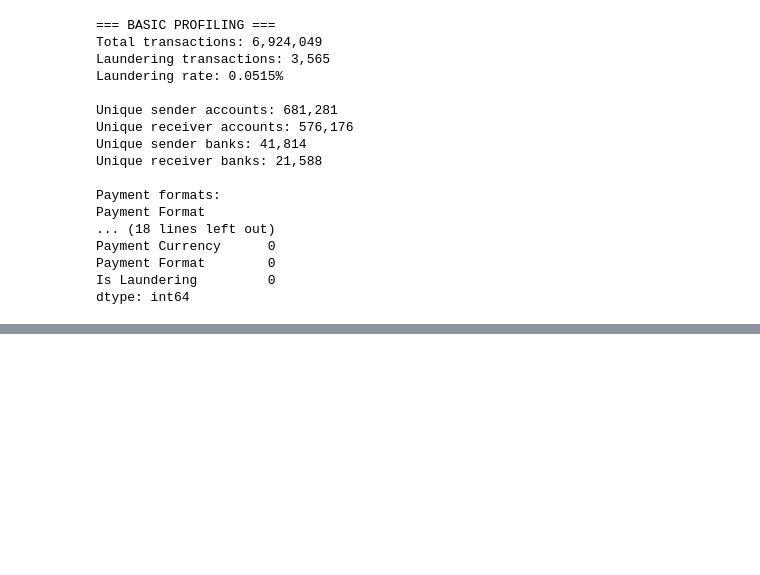
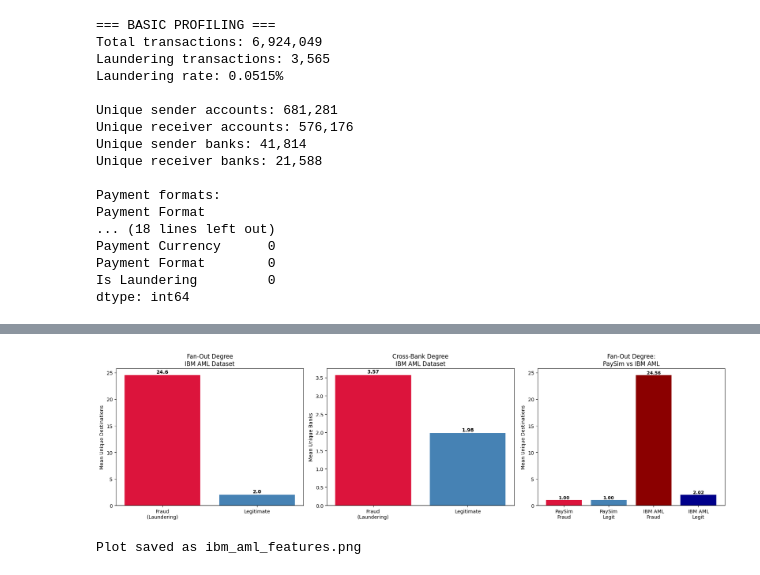
Before and after one commit to anishbanerjee05/mule-account-detection, a Jupyter notebook: 02b_IBM_EDA.ipynb, the cells around one changed output, grey strips where cells are left out. Saved outputs shown, nothing was run; the diff lists cells and outputs as text; code cells hidden in the pictures; blank space fills up the shorter version.

Commit message:
Week 2 complete: 20 features on PaySim, 13 on IBM AML, cross-dataset validation done

```diff
--- a/02b_IBM_EDA.ipynb
+++ b/02b_IBM_EDA.ipynb
@@ -62,0 +190,39 @@ dtype: int64
+# %%
+fig, axes = plt.subplots(1, 3, figsize=(18, 5))
+
+# Plot 1 - Fan-out degree comparison
+categories = ['Fraud\n(Laundering)', 'Legitimate']
+fanout_means = [fraud_ibm['fan_out_degree'].mean(),
+                legit_ibm['fan_out_degree'].mean()]
+axes[0].bar(categories, fanout_means, color=['crimson', 'steelblue'])
+axes[0].set_title('Fan-Out Degree\nIBM AML Dataset')
+axes[0].set_ylabel('Mean Unique Destinations')
+for i, v in enumerate(fanout_means):
+    axes[0].text(i, v + 0.3, f'{v:.1f}', ha='center', fontweight='bold')
+
+# Plot 2 - Cross-bank degree
+crossbank_means = [fraud_ibm['cross_bank_degree'].mean(),
+                   legit_ibm['cross_bank_degree'].mean()]
+axes[1].bar(categories, crossbank_means, color=['crimson', 'steelblue'])
+axes[1].set_title('Cross-Bank Degree\nIBM AML Dataset')
+axes[1].set_ylabel('Mean Unique Banks')
+for i, v in enumerate(crossbank_means):
+    axes[1].text(i, v + 0.05, f'{v:.2f}', ha='center', fontweight='bold')
+
+# Plot 3 - Fan-out PaySim vs IBM AML comparison
+datasets = ['PaySim\nFraud', 'PaySim\nLegit', 'IBM AML\nFraud', 'IBM AML\nLegit']
+values = [1.0019, 1.0006, 24.56, 2.02]
+colors = ['crimson', 'steelblue', 'darkred', 'darkblue']
+axes[2].bar(datasets, values, color=colors)
+axes[2].set_title('Fan-Out Degree:\nPaySim vs IBM AML')
+axes[2].set_ylabel('Mean Unique Destinations')
+for i, v in enumerate(values):
+    axes[2].text(i, v + 0.2, f'{v:.2f}', ha='center', fontweight='bold', fontsize=9)
+
+plt.tight_layout()
+plt.savefig('ibm_aml_features.png', dpi=150, bbox_inches='tight')
+plt.show()
+print("Plot saved as ibm_aml_features.png")
+# %% [output]
+[figure, added]
+Plot saved as ibm_aml_features.png
```
Also changed, not shown: parts of 4 cells of this notebook.
